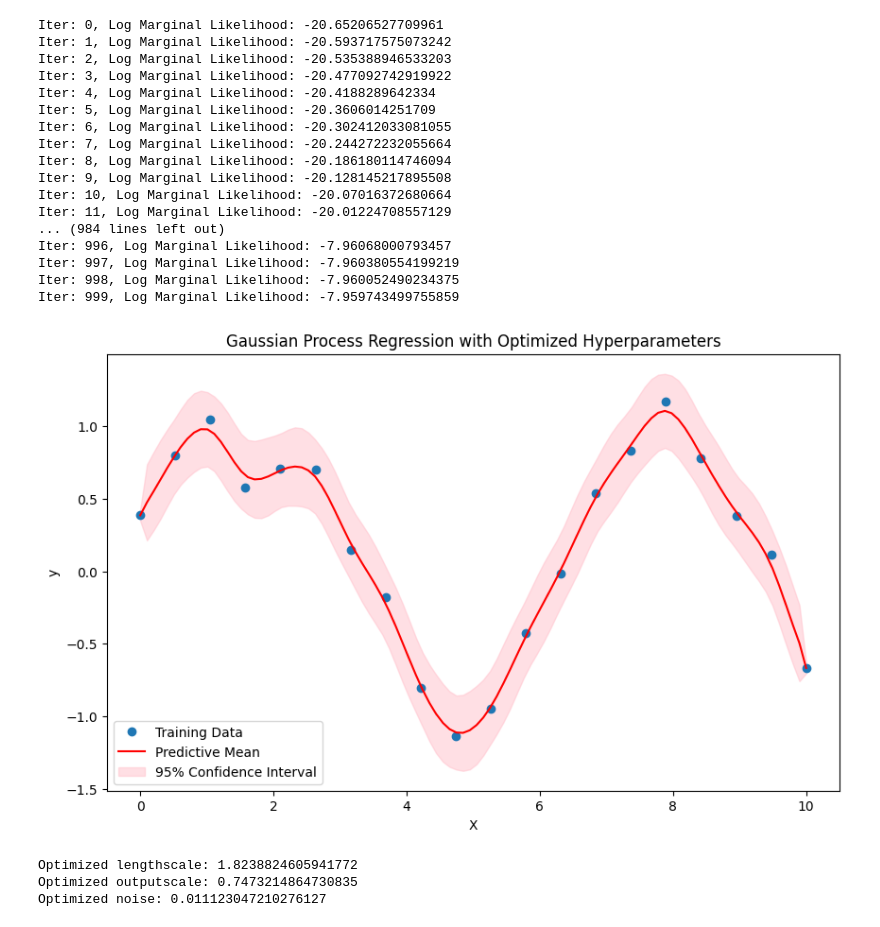
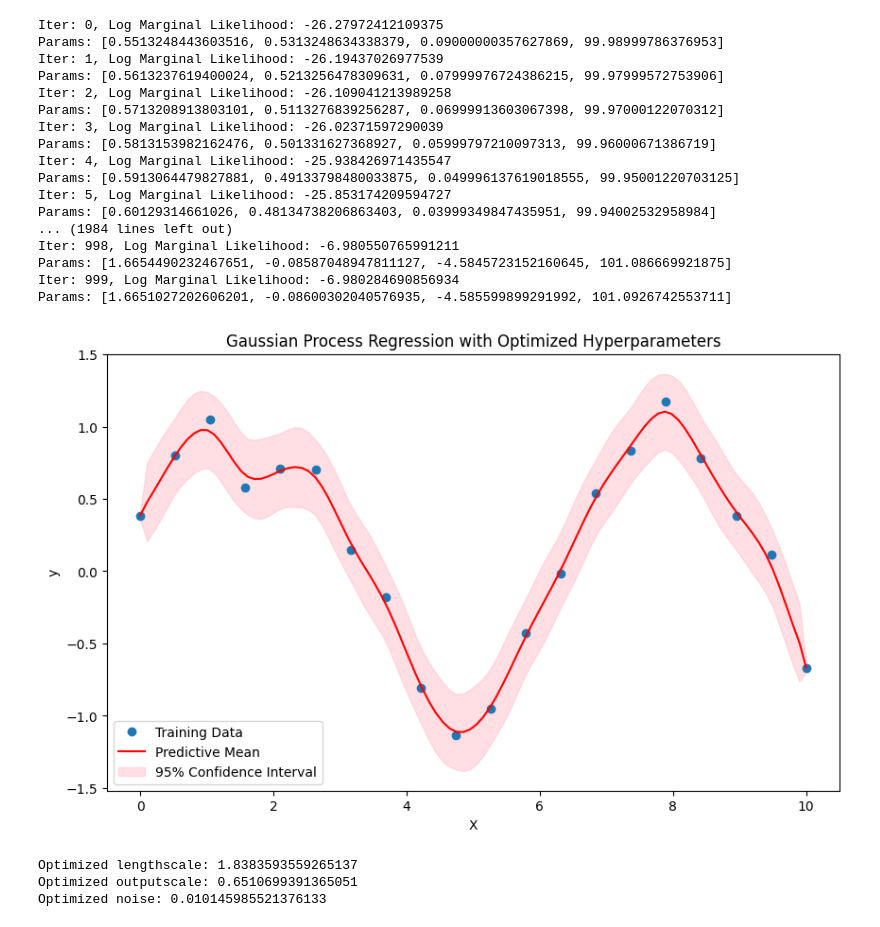
Before and after one commit to k-onoue/pyGPGO, a Jupyter notebook: notebooks/2024-11-09_stp.ipynb, the cells around one changed output. Saved outputs shown, nothing was run; the diff lists cells and outputs as text; code cells hidden in the pictures.

```diff
--- a/notebooks/2024-11-09_stp.ipynb
+++ b/notebooks/2024-11-09_stp.ipynb
@@ -253,12 +212,14 @@ class tStudentProcess:
         self.covfunc = CovarianceFunction(self.config)
 
         if self.config.trained_params and "df" in self.config.trained_params:
-            self.df = self.config.trained_params["df"]
+            self.df = torch.nn.Parameter(torch.tensor(self.config.trained_params["df"], device=self.config.device.device, dtype=self.config.device.dtype))
+        else:
+            self.df = torch.nn.Parameter(torch.tensor(3.0, device=self.config.device.device, dtype=self.config.device.dtype))  # Default value
 
         self.optimize = optimize
         self.mprior = mprior
 
-    def get_params(self) -> Dict[str, float]:
+    def get_params(self) -> Dict[str, torch.Tensor]:
         """
         Returns the covariance function hyperparameters.
 
@@ -268,7 +229,7 @@ class tStudentProcess:
             Dictionary of hyperparameters.
         """
         params = self.covfunc.get_params()
-        params = params.values() + [self.nu]
+        params["df"] = self.df
         return params
 
     def fit(self, X, y):
@@ -282,8 +243,8 @@ class tStudentProcess:
         y : torch.Tensor, shape=(n_samples,)
             Training targets.
         """
-        self.X = X.to(self.covfunc.config.device.device, self.covfunc.config.device.dtype)
-        self.y = y.to(self.covfunc.config.device.device, self.covfunc.config.device.dtype)
+        self.X = X.to(self.config.device.device, self.config.device.dtype)
+        self.y = y.to(self.config.device.device, self.config.device.dtype)
         self.n_samples = X.shape[0]
 
         if self.optimize:
@@ -312,16 +273,14 @@ class tStudentProcess:
         float
             Log marginal likelihood.
         """
-        n, nu, y = self.n_samples, self.nu, self.y - self.mprior
-
-        nu = torch.tensor(nu, device=self.X.device, dtype=self.X.dtype)
+        n, df, y = self.n_samples, self.df, self.y - self.mprior
 
         quad_form = torch.dot(y, self.alpha)
 
-        logp = torch.lgamma((nu + n) / 2) - torch.lgamma(nu / 2)
-        logp -= n / 2 * torch.log(nu * torch.pi)
+        logp = torch.lgamma((df + n) / 2) - torch.lgamma(df / 2)
+        logp -= n / 2 * torch.log(df * torch.pi)
         logp -= torch.sum(torch.log(torch.diag(self.L)))
-        logp -= (nu + n) / 2 * torch.log(1 + quad_form / nu)
+        logp -= (df + n) / 2 * torch.log(1 + quad_form / df)
 
         return logp
 
@@ -336,7 +295,8 @@ class tStudentProcess:
         lr : float
             Learning rate for the optimizer.
         """
-        params = self.get_params()
+        params = list(self.get_params().values())  # リストに変換
+        # params.append(self.df)  # df パラメータを追加
         optimizer = optim.Adam(params, lr=lr)
 
         # Optimization loop
@@ -348,6 +308,7 @@ class tStudentProcess:
             optimizer.step()
 
             print(f"Iter: {step}, Log Marginal Likelihood: {self.logp.item()}")
+            print(f"Params: {[p.item() for p in params]}")
 
     def predict(self, Xstar, return_std=False):
         """
@@ -372,7 +333,7 @@ class tStudentProcess:
 
         v = torch.cholesky_solve(K_s, self.L)
         K_ss = self.covfunc.K(Xstar, Xstar)
-        fcov = ((self.nu + self.alpha @ self.y - 2) / (self.nu + self.n_samples - 2)) * (K_ss - K_s.t() @ v)
+        fcov = ((self.df + self.alpha @ self.y - 2) / (self.df + self.n_samples - 2)) * (K_ss - K_s.t() @ v)
 
         if return_std:
             return fmean, torch.sqrt(torch.diag(fcov))
@@ -411,65 +372,65 @@ y_train = torch.sin(X_train).squeeze() + 0.2 * torch.randn(X_train.size(0))  # S
 config = ModelConfig(
     ard_num_dims=1,          # 1D input, no ARD
     kernel_type="matern32",   # Using Matern 3/2 kernel
-    trained_params={"lengthscale": 1.0, "outputscale": 1.0, "noise": 0.1}
+    trained_params={"lengthscale": 1.0, "outputscale": 1.0, "noise": 0.1, "df": 100}
 )
 
 # Initialize CovFunc with config
 cov_func = CovarianceFunction(config)
 
 # Initialize GaussianProcess with cov_func and enable hyperparameter optimization
-gp = tStudentProcess(cov_func, optimize=True, mprior=0.0)
+gp = tStudentProcess(config, optimize=True, mprior=0.0)
 
 # Fit the model to training data
 gp.fit(X_train, y_train)
 
 # Generate test data for prediction
 X_test = torch.linspace(0, 10, 100).unsqueeze(1)
 
 # Make predictions with the trained GP model
 fmean, fcov = gp.predict(X_test, return_std=True)
 
 # Plot the results
 fmean = fmean.detach().numpy()
 std_dev = fcov.detach().numpy() if isinstance(fcov, torch.Tensor) else np.sqrt(np.diag(fcov))
 
 # Plot training data, predictive mean, and confidence intervals
 plt.figure(figsize=(10, 6))
 plt.plot(X_train.numpy(), y_train.numpy(), 'o', label='Training Data')
 plt.plot(X_test.numpy(), fmean, 'r', label='Predictive Mean')
 plt.fill_between(X_test.numpy().flatten(),
                  fmean - 1.96 * std_dev,
                  fmean + 1.96 * std_dev,
                  color='pink', alpha=0.5, label='95% Confidence Interval')
 plt.xlabel("X")
 plt.ylabel("y")
 plt.legend()
 plt.title("Gaussian Process Regression with Optimized Hyperparameters")
 plt.show()
 
 # Print optimized parameters
 print("Optimized lengthscale:", gp.covfunc.kernel.base_kernel.lengthscale.item())
 print("Optimized outputscale:", gp.covfunc.kernel.outputscale.item())
 print("Optimized noise:", gp.covfunc.noise.item())
 # %% [output]
-Iter: 0, Log Marginal Likelihood: -20.65206527709961
-Iter: 1, Log Marginal Likelihood: -20.593717575073242
-Iter: 2, Log Marginal Likelihood: -20.535388946533203
-Iter: 3, Log Marginal Likelihood: -20.477092742919922
-Iter: 4, Log Marginal Likelihood: -20.4188289642334
-Iter: 5, Log Marginal Likelihood: -20.3606014251709
-Iter: 6, Log Marginal Likelihood: -20.302412033081055
-Iter: 7, Log Marginal Likelihood: -20.244272232055664
-Iter: 8, Log Marginal Likelihood: -20.186180114746094
-Iter: 9, Log Marginal Likelihood: -20.128145217895508
-Iter: 10, Log Marginal Likelihood: -20.07016372680664
-Iter: 11, Log Marginal Likelihood: -20.01224708557129
-... (984 lines left out)
-Iter: 996, Log Marginal Likelihood: -7.96068000793457
-Iter: 997, Log Marginal Likelihood: -7.960380554199219
-Iter: 998, Log Marginal Likelihood: -7.960052490234375
-Iter: 999, Log Marginal Likelihood: -7.959743499755859
+Iter: 0, Log Marginal Likelihood: -26.27972412109375
+Params: [0.5513248443603516, 0.5313248634338379, 0.09000000357627869, 99.98999786376953]
+Iter: 1, Log Marginal Likelihood: -26.19437026977539
+Params: [0.5613237619400024, 0.5213256478309631, 0.07999976724386215, 99.97999572753906]
+Iter: 2, Log Marginal Likelihood: -26.109041213989258
+Params: [0.5713208913803101, 0.5113276839256287, 0.06999913603067398, 99.97000122070312]
+Iter: 3, Log Marginal Likelihood: -26.02371597290039
+Params: [0.5813153982162476, 0.501331627368927, 0.05999797210097313, 99.96000671386719]
+Iter: 4, Log Marginal Likelihood: -25.938426971435547
+Params: [0.5913064479827881, 0.49133798480033875, 0.049996137619018555, 99.95001220703125]
+Iter: 5, Log Marginal Likelihood: -25.853174209594727
+Params: [0.60129314661026, 0.48134738206863403, 0.03999349847435951, 99.94002532958984]
+... (1984 lines left out)
+Iter: 998, Log Marginal Likelihood: -6.980550765991211
+Params: [1.6654490232467651, -0.08587048947811127, -4.5845723152160645, 101.086669921875]
+Iter: 999, Log Marginal Likelihood: -6.980284690856934
+Params: [1.6651027202606201, -0.08600302040576935, -4.585599899291992, 101.0926742553711]
-[figure, old version]
+[figure, new version]
-Optimized lengthscale: 1.8238824605941772
-Optimized outputscale: 0.7473214864730835
-Optimized noise: 0.011123047210276127
+Optimized lengthscale: 1.8383593559265137
+Optimized outputscale: 0.6510699391365051
+Optimized noise: 0.010145985521376133
```
Also changed, not shown: parts of 2 cells of this notebook, 1 other file.
